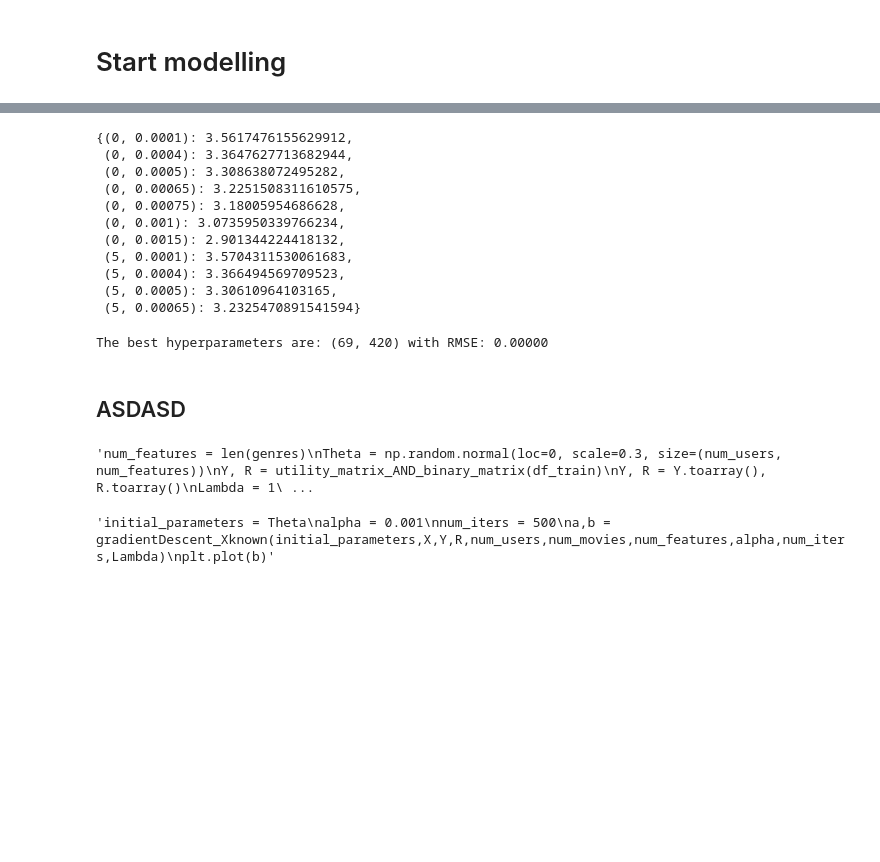
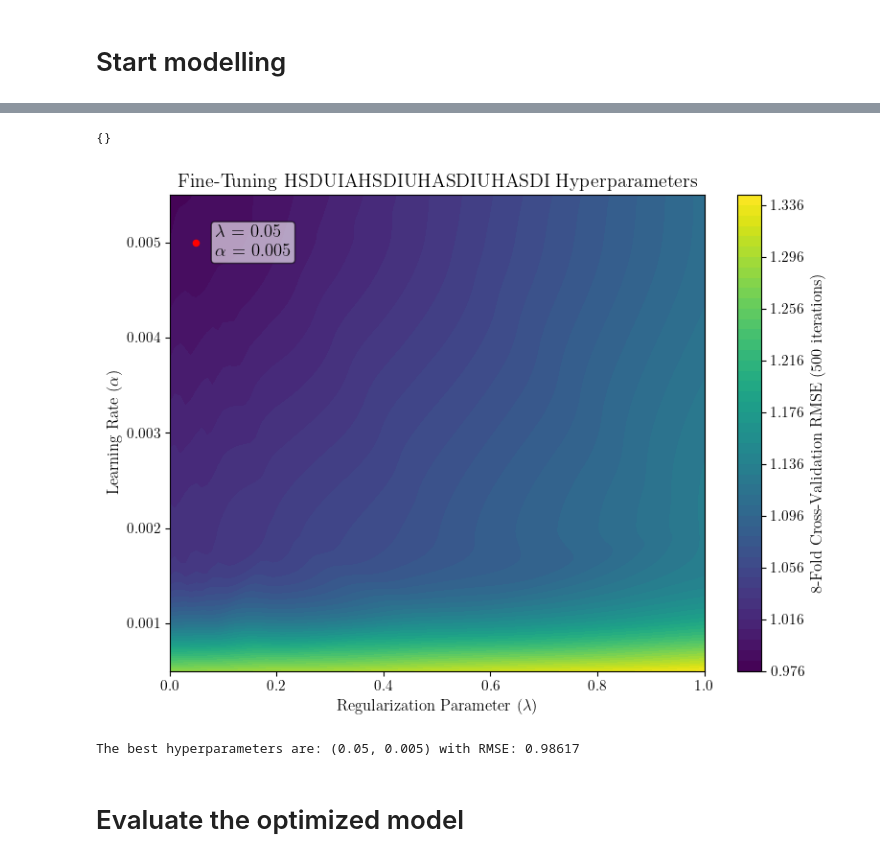
Before and after one commit to jepe06/Project2--Recommender-System, a Jupyter notebook: 03 model02.ipynb, the cells around one changed output, grey strips where cells are left out. Drawn from its saved outputs; the diff is of its cells as text; code cells hidden in the pictures; blank space fills up the shorter version.

Commit message:
model02 almost

```diff
--- a/03 model02.ipynb
+++ b/03 model02.ipynb
@@ -13,3 +5,23 @@ import warnings
+# %%
+import pandas as pd
+import numpy as np
+import json
+import matplotlib.pyplot as plt
+import warnings
+
+#warnings.filterwarnings("ignore")
+
+plt.rcParams.update({
+    "text.usetex": True,              # If you want to use LaTeX fonts in text
+    "font.family": "serif",           # IEEE uses Times New Roman-like fonts
+    "font.size": 12,                   # General font size for IEEE format
+    "axes.labelsize": 12,              # Axis labels font size
+    "legend.fontsize": 11,             # Legend font size
+    "xtick.labelsize": 11,             # X-axis tick labels font size
+    "ytick.labelsize": 11,             # Y-axis tick labels font size
+    "figure.figsize": (5, 5*0.8),
+    "savefig.dpi": 300,               # DPI for high-quality PNG/JPEG
+})
 # %% [markdown]
 # Load the data
 # %%
@@ -179,76 +259,52 @@ KeyboardInterrupt:
-# %%
-results_stored = {(69,420): 0}
-results
-# %% [output]
-{(0, 0.0001): 3.5617476155629912,
- (0, 0.0004): 3.3647627713682944,
- (0, 0.0005): 3.308638072495282,
- (0, 0.00065): 3.2251508311610575,
- (0, 0.00075): 3.18005954686628,
- (0, 0.001): 3.0735950339766234,
- (0, 0.0015): 2.901344224418132,
- (5, 0.0001): 3.5704311530061683,
- (5, 0.0004): 3.366494569709523,
- (5, 0.0005): 3.30610964103165,
- (5, 0.00065): 3.2325470891541594}
+# %%
+results
+# %% [output]
+{}
 # %%
 from scipy.interpolate import griddata
 
+results = {x:y for x,y in results_stored.items() if x[1] < 0.007 and x[0] <2}
 # Extract x, y, and z values
 points = np.array(list(results.keys()))
 x, y = points[:, 0], points[:, 1]
 z = np.array(list(results.values()))
 
 # Create a grid for interpolation
 xi = np.linspace(min(x), max(x), 100)
-yi = np.linspace(min(y), max(y), 100)
+yi = np.linspace(min(y), max(y), 100) #max()
 xi, yi = np.meshgrid(xi, yi)
 
 # Interpolate z values onto the grid
 zi = griddata(points, z, (xi, yi), method='cubic') #nearest, cubic, linear
 
 # Plot the topographic map
 plt.figure(figsize=(8, 6))
 contour = plt.contourf(xi, yi, zi, levels=50, cmap='viridis')
 plt.colorbar(contour, label='8-Fold Cross-Validation RMSE (500 iterations)')
-best_lambda, best_alpha = 6, 0.0005
+best_lambda, best_alpha = (0.05, 0.005)
 plt.scatter(best_lambda, best_alpha, color='red', s=20)
 plt.text(
-    best_lambda * 1.15,
+    best_lambda * 1.7,
     best_alpha,
     r"$\lambda$ = " + f"{best_lambda}\n" + r"$\alpha$ = " + str(best_alpha),
     fontsize=13.5,
     color='black',
     va = 'center',
     bbox=dict(facecolor='white', edgecolor='black', boxstyle='round,pad=0.2', alpha=0.6)
 )
 plt.title('Fine-Tuning HSDUIAHSDIUHASDIUHASDI Hyperparameters')
 plt.xlabel(r'Regularization Parameter ($\lambda$)')
 plt.ylabel(r'Learning Rate ($\alpha$)')
+plt.tight_layout()
+#plt.savefig('images/model02_hyperparemeterstunning.png')
 plt.show()
+# %% [output]
+[figure, added]
 # %%
 # choose the best hyperparameters
-best_lambda, best_alpha = 69, 420
+best_lambda, best_alpha = (0.05, 0.005)
 print(f"The best hyperparameters are: ({best_lambda}, {best_alpha}) with RMSE: {results_stored[(best_lambda, best_alpha)]:.5f}")
 # %% [output]
-The best hyperparameters are: (69, 420) with RMSE: 0.00000
+The best hyperparameters are: (0.05, 0.005) with RMSE: 0.98617
-# %% [markdown]
-## ASDASD
-# %%
-"""num_features = len(genres)
-Theta = np.random.normal(loc=0, scale=0.3, size=(num_users, num_features))
-Y, R = utility_matrix_AND_binary_matrix(df_train)
-Y, R = Y.toarray(), R.toarray()
-Lambda = 1
-
-params = Theta"""
-# %% [output]
-'num_features = len(genres)\nTheta = np.random.normal(loc=0, scale=0.3, size=(num_users, num_features))\nY, R = utility_matrix_AND_binary_matrix(df_train)\nY, R = Y.toarray(), R.toarray()\nLambda = 1\ ...
-# %%
-"""initial_parameters = Theta
-alpha = 0.001
-num_iters = 500
-a,b = gradientDescent_Xknown(initial_parameters,X,Y,R,num_users,num_movies,num_features,alpha,num_iters,Lambda)
-plt.plot(b)"""
-# %% [output]
-'initial_parameters = Theta\nalpha = 0.001\nnum_iters = 500\na,b = gradientDescent_Xknown(initial_parameters,X,Y,R,num_users,num_movies,num_features,alpha,num_iters,Lambda)\nplt.plot(b)'
+# %% [markdown]
+# Evaluate the optimized model
```
Also changed, not shown: parts of 9 cells of this notebook, 1 other file.
